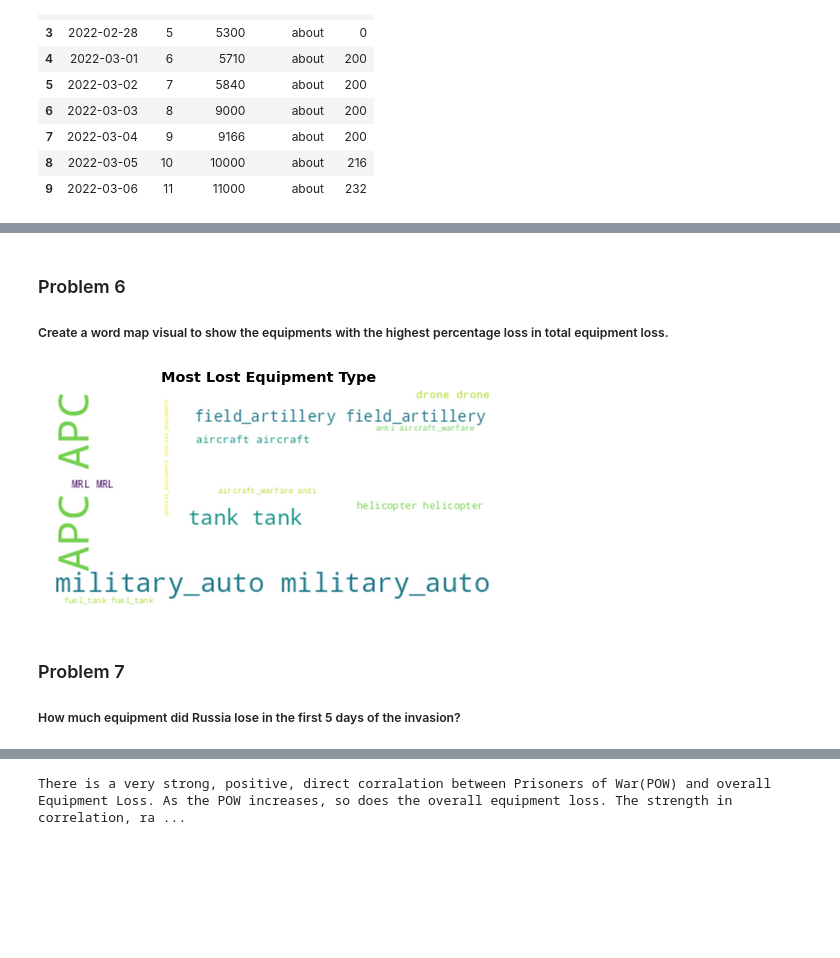
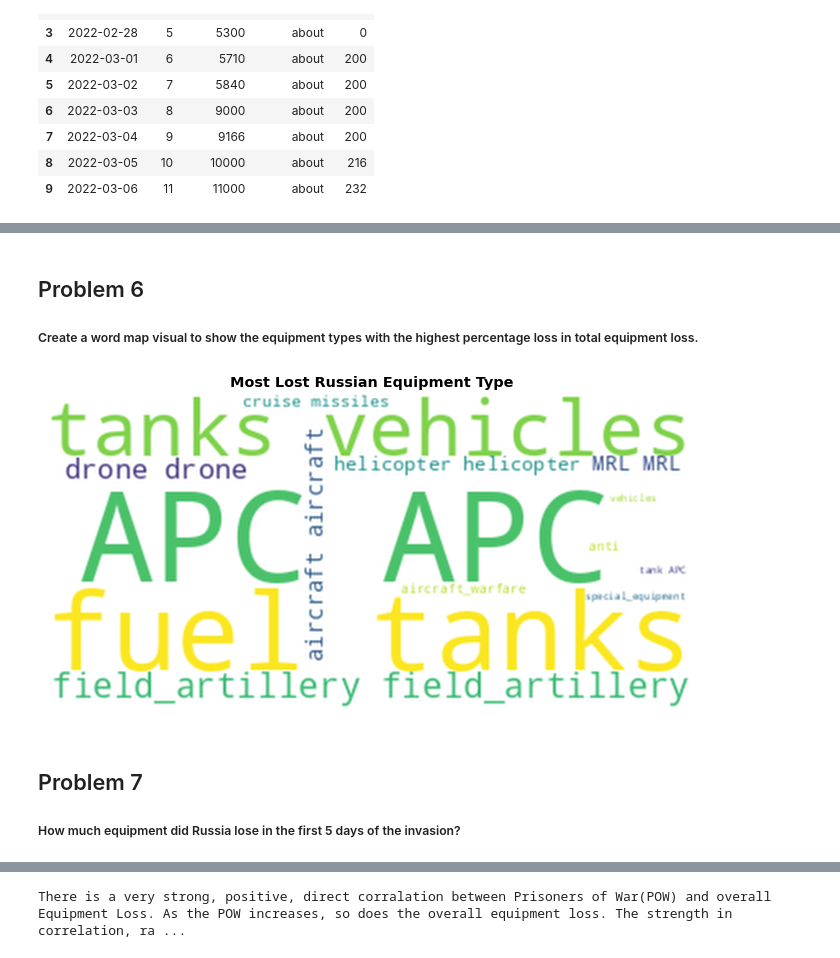
Before and after one commit to Sonya-7/Russian_Invasion_of_Ukraine, a Jupyter notebook: russian-invasion-of-ukraine.ipynb, the cells around one changed output, grey strips where cells are left out. Saved outputs shown, nothing was run; the diff lists cells and outputs as text; code cells hidden in the pictures; blank space fills up the shorter version.

```diff
--- a/russian-invasion-of-ukraine.ipynb
+++ b/russian-invasion-of-ukraine.ipynb
@@ -200,5 +208,9 @@ pow_data_
 # %%
-pow_data_.plot(figsize=(16,6))
+# Set graph style
+sns.set_style('whitegrid')
+
+# Create graph
+pow_data_.plot(figsize=(20,6))
 plt.xlabel('Days since Invasion')
 plt.ylabel('Count of Prisoners')
 plt.title("Total Daily Prisoner of War VS Daily Increase in Prisoners of War")
@@ -211,21 +222,27 @@ plt.show()
 ##### Visualize the daily change in POW.
 # %%
-print(pow_data_.describe())
+sns.set_style('ticks')
 
+# Create Plot Object
 fig = plt.figure()
 ax0 = fig.add_subplot(1, 2, 1)
 ax1 = fig.add_subplot(1, 2, 2)
 
+# Assessing data after day 10 when POW is within a more narrow/normalized range. See above graph
+plot_data1=pow_data_['Daily Increase in Prisoners of War'][8:]
+print(plot_data1.describe())
+
 # Subplot 1: Box plot
-pow_data_['Daily_Increase_in_Prisoners_of_War'].plot(kind='box', color='blue', figsize=(20, 12), ax=ax0, notch=True)
+plot_data1.plot(kind='box', color='blue', figsize=(20, 6), vert=False, ax=ax0, notch=True, label="", grid=True)
 ax0.set_title('Daily Increase in Prisoners of War')
-ax0.set_ylabel('Daily Count of Prisoners')
 
-# # Subplot 2: Line plot
-pow_data_['Daily_Increase_in_Prisoners_of_War'].plot(kind='line', figsize=(20,6), ax=ax1, marker="|")
+
+# Subplot 2: Line plot
+plot_data1.plot(color='blue', figsize=(20,6), ax=ax1, marker="|")
 ax1.set_xlabel('Days since Invasion')
 ax1.set_ylabel('Daily Count of Prisoners')
 ax1.set_title("Daily Increase in Prisoners of War")
 
+# Print graph
 plt.show()
 # %% [output]
@@ -270,0 +262,16 @@ daily_total_equip_loss[['DailyTotalLoss']]
+# %%
+# Structure data from dataset
+daily_total_equip_loss = russian_equipment.reset_index('date')
+daily_total_equip_loss.drop(columns={'date'}, inplace=True)
+daily_total_equip_loss.set_index('day', inplace=True)
+
+# Create new dataframe for graph object
+daily_total_equip_loss['Daily Total Equipment Loss'] = pd.DataFrame(daily_total_equip_loss.sum(axis=1))
+
+# Create and show graph
+plot_data2 = daily_total_equip_loss[['Daily Total Equipment Loss']]
+fig=px.scatter(plot_data2, x=plot_data2.index, y='Daily Total Equipment Loss', marginal_x='box',
+               color='Daily Total Equipment Loss')
+fig.update_layout(plot_bgcolor='rgba(0,5,5,0)')
+fig.update_layout(title={'text':'Total Russian Equipment Lost Daily','y':0.93,'x':0.5,'xanchor':'center','yanchor':'top'})
+fig.show()
@@ -271,40 +280,40 @@ daily_total_equip_loss[['DailyTotalLoss']]
 # %% [markdown]
-### Problem 6
-##### Create a word map visual to show the equipments with the highest percentage loss in total equipment loss.
+## Problem 6
+##### Create a word map visual to show the equipment types with the highest percentage loss in total equipment loss.
 # %%
+sns.set_style('white')
 # Get the most recent loss data
 total = int(daily_total_equip_loss.iloc[-1: , -1:].values)
 
 total_loss = daily_total_equip_loss.iloc[-1: , :-1]
 total_loss.reset_index(inplace=True)
 total_loss = pd.DataFrame(total_loss.drop('day', axis=1).transpose()).reset_index()
 total_loss.rename(columns={'index':'Equipment', 0:'Count'}, inplace=True)
 total_loss.set_index('Equipment', inplace=True)
 total_loss.rename(index={'field artillery':'field_artillery','military auto':'military_auto', 'fuel tank':'fuel_tank',
                          'naval ship':'naval_ship', 'anti-aircraft warfare':'anti-aircraft_warfare',
                          'special equipment':'special_equipment', 'mobile SRBM system':'mobile_SRBM_system'}, inplace=True)
 
 # duplicate equipment name based on how much they contribute to total loss
 word_string=""
-max_words = 26000
+max_words = 260
 for equipment in total_loss.index:
      times_repeat = int(total_loss.loc[equipment, 'Count']/total * max_words)
      word_string = word_string + ((equipment + " ") * times_repeat)
 
 # create word cloud
 word_cloud = WordCloud(background_color = 'white').generate(word_string)
 
 # Display cloud
-plt.figure(figsize=(8,8))
+plt.figure(figsize=(20,6))
 plt.imshow(word_cloud, interpolation='bessel')
-plt.title('Most Lost Equipment Type', fontweight='bold')
+plt.title('Most Lost Russian Equipment Type', fontweight='bold', color='black')
 plt.axis('off')
 plt.show()
 # %% [output]
-[figure, old version]
+[figure, new version]
 # %% [markdown]
-### Problem 7
-
+## Problem 7
 ##### How much equipment did Russia lose in the first 5 days of the invasion?
 # %%
 daily_total_equip_loss.head(4).transpose()
```
Also changed, not shown: parts of 27 cells of this notebook.
